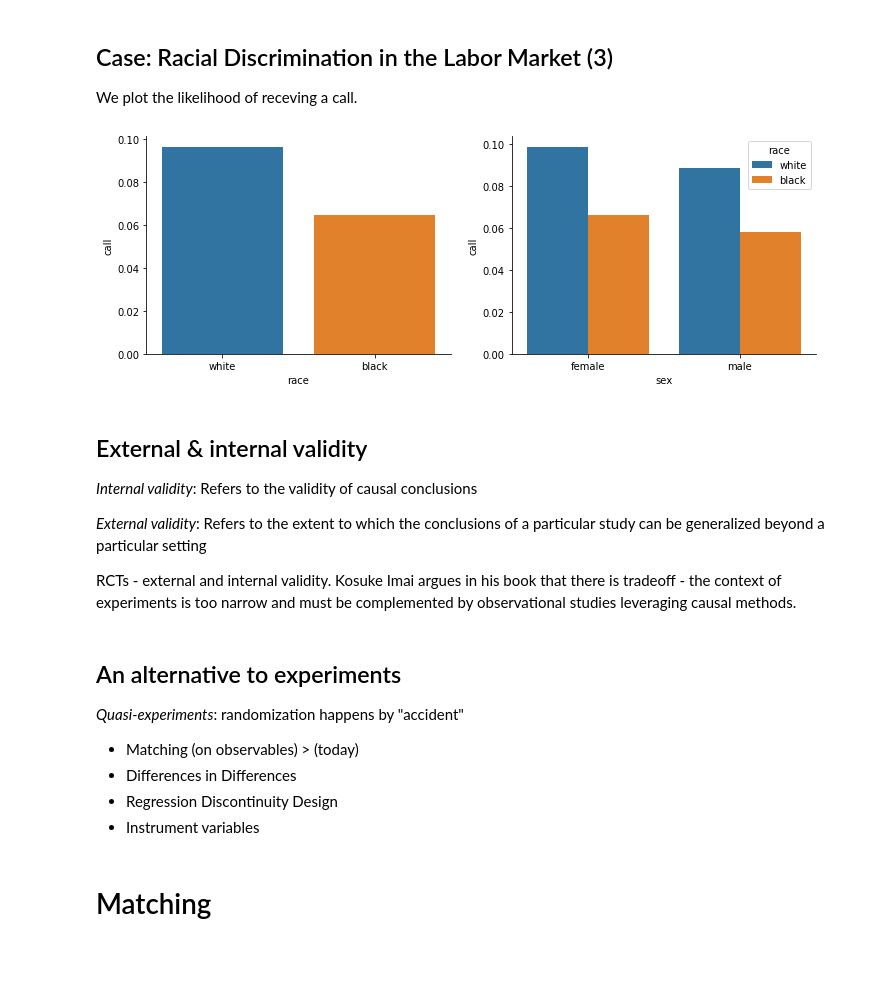
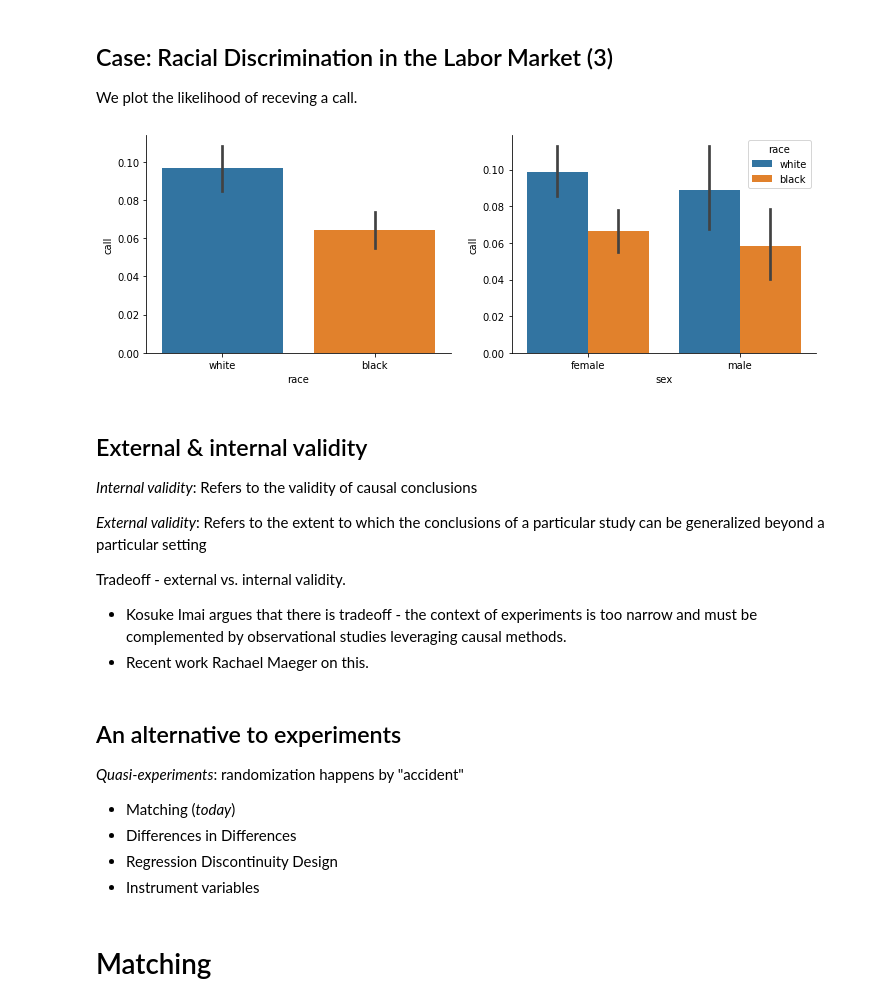
Before and after one commit to abjer/sds_eml_2020, a Jupyter notebook: material/session_4/lecture4.ipynb, the cells around one changed output. Cells and saved outputs as stored; diff of their text form; code cells hidden in the pictures; blank space fills up the shorter version.

```diff
--- a/material/session_4/lecture_4.ipynb
+++ b/material/session_4/lecture4.ipynb
@@ -192,9 +199,9 @@ We use data from Kosuke Imai's repository on Github
 # %%
 from scipy.stats import ttest_ind
 url = "https://raw.githubusercontent.com/kosukeimai/qss/master/CAUSALITY/resume.csv"
-df = pd.read_csv(url)
-print(df.head(3))
-ttest_ind(*[sub.call for _,sub in df.groupby('race')])
+df_discr = pd.read_csv(url)
+print(df_discr.head(3))
+ttest_ind(*[sub.call for _,sub in df_discr.groupby('race')])
 # %% [output]
   firstname     sex   race  call
 0   Allison  female  white     0
@@ -206,12 +213,12 @@ Ttest_indResult(statistic=-4.114705266723095, pvalue=3.9408025140695284e-05)
 We plot the likelihood of receving a call.
 # %%
 f_discriminate, ax = plt.subplots(1,2,figsize=(12,4))
-sns.barplot(x='race', y='call', data=df, ax=ax[0],ci=None)
-sns.barplot(x='sex', hue='race', y='call', data=df, ax=ax[1],ci=None)
+sns.barplot(x='race', y='call', data=df_discr, ax=ax[0])
+sns.barplot(x='sex', hue='race', y='call', data=df_discr, ax=ax[1])
 sns.despine(ax=ax[0])
 sns.despine(ax=ax[1])
 # %% [output]
-[figure, old version]
+[figure, new version]
 # %% [markdown]
 ## External & internal validity
 
@@ -219,13 +226,15 @@ sns.despine(ax=ax[1])
 
 *External validity*: Refers to the extent to which the conclusions of a particular study can be generalized beyond a particular setting
 
-RCTs - external and internal validity. Kosuke Imai argues in his book that there is tradeoff - the context of experiments is too narrow and must be complemented by observational studies leveraging causal methods.
+Tradeoff - external vs. internal validity.
+- Kosuke Imai argues that there is tradeoff - the context of experiments is too narrow and must be complemented by observational studies leveraging causal methods.
+- Recent work Rachael Maeger on this.
 # %% [markdown]
 ## An alternative to experiments
 
 *Quasi-experiments*: randomization happens by "accident"
 
-- Matching (on observables) > (today)
+- Matching (*today*)
 - Differences in Differences
 - Regression Discontinuity Design
 - Instrument variables
```
Also changed, not shown: parts of 9 cells of this notebook, 6 other files.
